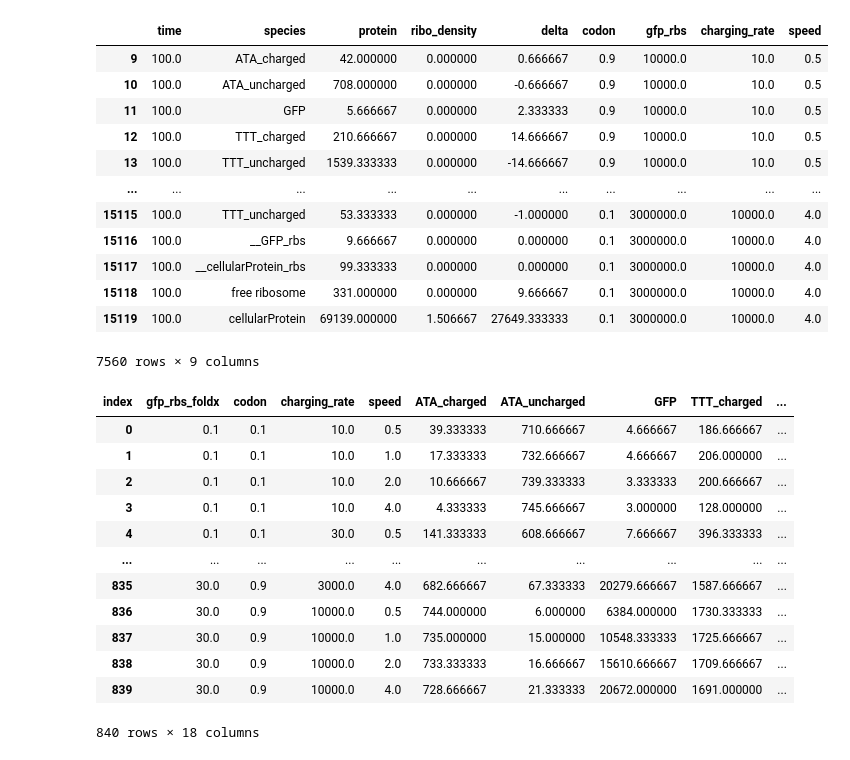
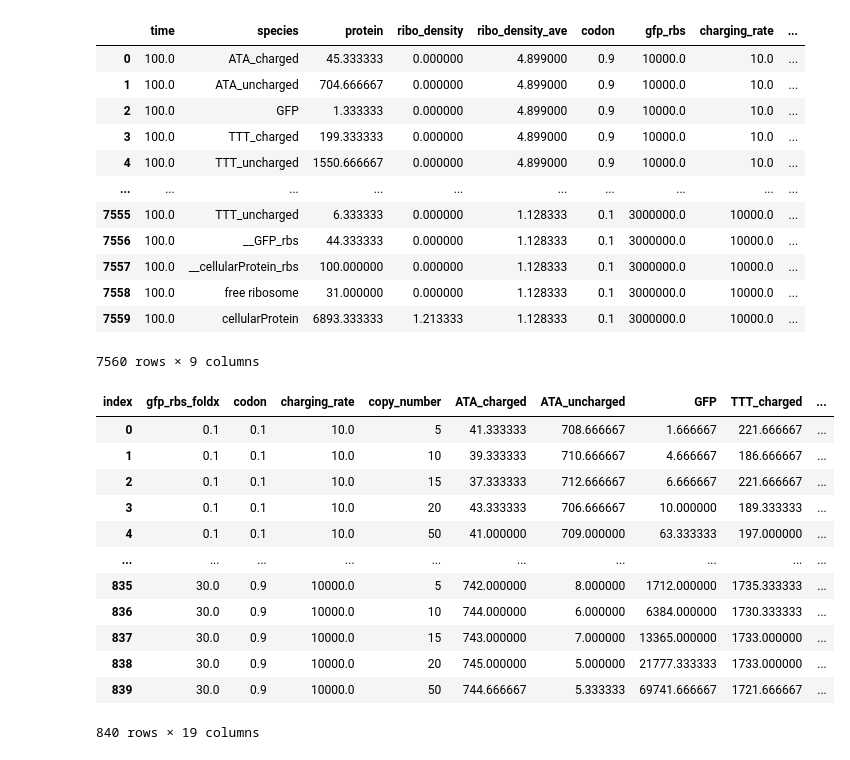
Before and after one commit to alexismhill3/tRNA-dynamics, a Jupyter notebook: notebooks/gfp_experiment_transgene_ratio.ipynb, the cells around one changed output. Cells and saved outputs as stored; diff of their text form; code cells hidden in the pictures.

```diff
--- a/notebooks/gfp_experiment_transgene_ratio.ipynb
+++ b/notebooks/gfp_experiment_transgene_ratio.ipynb
@@ -115,18 +115,19 @@ with open(f"../scripts/cmd_files/{date}", "w") as stream:
                         stream.write(cmd)
                         stream.write("\n")
 # %%
-gfp_mrna_compositions = [(0.9, 0.1), (0.7, 0.3), (0.5, 0.5), (0.3, 0.7), (0.1, 0.9)]
+#gfp_mrna_compositions = [(0.9, 0.1), (0.7, 0.3), (0.5, 0.5), (0.3, 0.7), (0.1, 0.9)]
+gfp_mrna_compositions = [(0.9, 0.1), (0.7, 0.3), (0.5, 0.5), (0.1, 0.9)]
 df_master = None
 
-for speed in ribosome_speeds:
+for copy_num in gfp_transcript_copy_numbers:
     df_speed = None
     for charging_rate in trna_charging_rates:
         df_charge = None
         for binding_rate in ribosome_binding_rates:
             df_binding = None
             for codons in gfp_mrna_compositions:
-                path = f"../output/{date}-{speed}/two_codon_multi_transcript_0.7_0.3_{codons[0]}_{codons[1]}_0.7_0.3" + \
-                       f"_{cellular_transcript_copy_number}_{gfp_transcript_copy_number}_{ribosome_copy_number}_{total_trna}" + \
+                path = f"../output/{date}/two_codon_multi_transcript_0.7_0.3_{codons[0]}_{codons[1]}_0.7_0.3" + \
+                       f"_{cellular_transcript_copy_number}_{copy_num}_{ribosome_copy_number}_{total_trna}" + \
                        f"_{ecol_rbs_rate}_{binding_rate}_{charging_rate}_{charging_rate}"
                 tmp = get_average_protein(path, 0.5, 100, 3)
                 tmp["codon"] = float(codons[0])
@@ -145,7 +146,7 @@ for speed in ribosome_speeds:
             df_speed = df_speed.append(df_charge, ignore_index=True)
         else:
             df_speed = df_charge
-    df_speed["speed"] = speed
+    df_speed["copy_number"] = copy_num
     if df_master is not None:
         df_master = df_master.append(df_speed, ignore_index=True)
     else:
@@ -157,49 +158,50 @@ df_master["codon"] = df_master["codon"].div(1).round(1)
 # %%
 df_master
 # %% [output]
-|  | time | species | protein | ribo_density | delta | codon | gfp_rbs | charging_rate | speed |
-| 9 | 100.0 | ATA_charged | 42.000000 | 0.000000 | 0.666667 | 0.9 | 10000.0 | 10.0 | 0.5 |
-| 10 | 100.0 | ATA_uncharged | 708.000000 | 0.000000 | -0.666667 | 0.9 | 10000.0 | 10.0 | 0.5 |
-| 11 | 100.0 | GFP | 5.666667 | 0.000000 | 2.333333 | 0.9 | 10000.0 | 10.0 | 0.5 |
-| 12 | 100.0 | TTT_charged | 210.666667 | 0.000000 | 14.666667 | 0.9 | 10000.0 | 10.0 | 0.5 |
-| 13 | 100.0 | TTT_uncharged | 1539.333333 | 0.000000 | -14.666667 | 0.9 | 10000.0 | 10.0 | 0.5 |
+|  | time | species | protein | ribo_density | ribo_density_ave | codon | gfp_rbs | charging_rate | ... |
+| 0 | 100.0 | ATA_charged | 45.333333 | 0.000000 | 4.899000 | 0.9 | 10000.0 | 10.0 | ... |
+| 1 | 100.0 | ATA_uncharged | 704.666667 | 0.000000 | 4.899000 | 0.9 | 10000.0 | 10.0 | ... |
+| 2 | 100.0 | GFP | 1.333333 | 0.000000 | 4.899000 | 0.9 | 10000.0 | 10.0 | ... |
+| 3 | 100.0 | TTT_charged | 199.333333 | 0.000000 | 4.899000 | 0.9 | 10000.0 | 10.0 | ... |
+| 4 | 100.0 | TTT_uncharged | 1550.666667 | 0.000000 | 4.899000 | 0.9 | 10000.0 | 10.0 | ... |
 | ... | ... | ... | ... | ... | ... | ... | ... | ... | ... |
-| 15115 | 100.0 | TTT_uncharged | 53.333333 | 0.000000 | -1.000000 | 0.1 | 3000000.0 | 10000.0 | 4.0 |
-| 15116 | 100.0 | __GFP_rbs | 9.666667 | 0.000000 | 0.000000 | 0.1 | 3000000.0 | 10000.0 | 4.0 |
-| 15117 | 100.0 | __cellularProtein_rbs | 99.333333 | 0.000000 | 0.000000 | 0.1 | 3000000.0 | 10000.0 | 4.0 |
-| 15118 | 100.0 | free ribosome | 331.000000 | 0.000000 | 9.666667 | 0.1 | 3000000.0 | 10000.0 | 4.0 |
-| 15119 | 100.0 | cellularProtein | 69139.000000 | 1.506667 | 27649.333333 | 0.1 | 3000000.0 | 10000.0 | 4.0 |
+| 7555 | 100.0 | TTT_uncharged | 6.333333 | 0.000000 | 1.128333 | 0.1 | 3000000.0 | 10000.0 | ... |
+| 7556 | 100.0 | __GFP_rbs | 44.333333 | 0.000000 | 1.128333 | 0.1 | 3000000.0 | 10000.0 | ... |
+| 7557 | 100.0 | __cellularProtein_rbs | 100.000000 | 0.000000 | 1.128333 | 0.1 | 3000000.0 | 10000.0 | ... |
+| 7558 | 100.0 | free ribosome | 31.000000 | 0.000000 | 1.128333 | 0.1 | 3000000.0 | 10000.0 | ... |
+| 7559 | 100.0 | cellularProtein | 6893.333333 | 1.213333 | 1.128333 | 0.1 | 3000000.0 | 10000.0 | ... |
 7560 rows × 9 columns
 # %%
 df_master["gfp_rbs_foldx"] = df_master["gfp_rbs"] / ecol_rbs_rate
 #df = df[(df.species == "cellularProtein") | (df.species == "GFP")]
-df = df_master.pivot_table(index=['gfp_rbs_foldx', 'codon', 'charging_rate', "speed"], columns='species', values='protein').reset_index()
+df = df_master.pivot_table(index=['gfp_rbs_foldx', 'codon', 'charging_rate', "copy_number"], columns='species', values='protein').reset_index()
 
 df["TTT_charged_perc"] = df["TTT_charged"] / (total_trna*0.7)
 df["ATA_charged_perc"] = df["ATA_charged"] / (total_trna*0.3)
 df["free_ribosome_perc"] = df["free ribosome"] / ribosome_copy_number
 
-df['cellularProtein_max'] = df.groupby(['codon', 'charging_rate', "speed"])['cellularProtein'].transform('max')
+df['cellularProtein_max'] = df.groupby(['codon', 'charging_rate', "copy_number"])['cellularProtein'].transform('max')
 df['cellularProtein_norm'] = df['cellularProtein']/df["cellularProtein_max"]
+df['GFP_fraction_total'] = df['GFP'] / (df['cellularProtein'] + df['GFP'])
 
 #df['ATA_charged_max'] = df.groupby(['codon', 'charging_rate', "speed"])['ATA_charged'].transform('max')
 #df['ATA_charged_norm'] = df['ATA_charged']/df["ATA_charged_max"]
 #df['TTT_charged_max'] = df.groupby(['codon', 'charging_rate', "speed"])['TTT_charged'].transform('max')
 #df['TTT_charged_norm'] = df['TTT_charged']/df["TTT_charged_max"]
 
 df = df.rename_axis("index", axis=1).reset_index(drop=True)
 df
 # %% [output]
-| index | gfp_rbs_foldx | codon | charging_rate | speed | ATA_charged | ATA_uncharged | GFP | TTT_charged | ... |
-| 0 | 0.1 | 0.1 | 10.0 | 0.5 | 39.333333 | 710.666667 | 4.666667 | 186.666667 | ... |
-| 1 | 0.1 | 0.1 | 10.0 | 1.0 | 17.333333 | 732.666667 | 4.666667 | 206.000000 | ... |
-| 2 | 0.1 | 0.1 | 10.0 | 2.0 | 10.666667 | 739.333333 | 3.333333 | 200.666667 | ... |
-| 3 | 0.1 | 0.1 | 10.0 | 4.0 | 4.333333 | 745.666667 | 3.000000 | 128.000000 | ... |
-| 4 | 0.1 | 0.1 | 30.0 | 0.5 | 141.333333 | 608.666667 | 7.666667 | 396.333333 | ... |
+| index | gfp_rbs_foldx | codon | charging_rate | copy_number | ATA_charged | ATA_uncharged | GFP | TTT_charged | ... |
+| 0 | 0.1 | 0.1 | 10.0 | 5 | 41.333333 | 708.666667 | 1.666667 | 221.666667 | ... |
+| 1 | 0.1 | 0.1 | 10.0 | 10 | 39.333333 | 710.666667 | 4.666667 | 186.666667 | ... |
+| 2 | 0.1 | 0.1 | 10.0 | 15 | 37.333333 | 712.666667 | 6.666667 | 221.666667 | ... |
+| 3 | 0.1 | 0.1 | 10.0 | 20 | 43.333333 | 706.666667 | 10.000000 | 189.333333 | ... |
+| 4 | 0.1 | 0.1 | 10.0 | 50 | 41.000000 | 709.000000 | 63.333333 | 197.000000 | ... |
 | ... | ... | ... | ... | ... | ... | ... | ... | ... | ... |
-| 835 | 30.0 | 0.9 | 3000.0 | 4.0 | 682.666667 | 67.333333 | 20279.666667 | 1587.666667 | ... |
-| 836 | 30.0 | 0.9 | 10000.0 | 0.5 | 744.000000 | 6.000000 | 6384.000000 | 1730.333333 | ... |
-| 837 | 30.0 | 0.9 | 10000.0 | 1.0 | 735.000000 | 15.000000 | 10548.333333 | 1725.666667 | ... |
-| 838 | 30.0 | 0.9 | 10000.0 | 2.0 | 733.333333 | 16.666667 | 15610.666667 | 1709.666667 | ... |
-| 839 | 30.0 | 0.9 | 10000.0 | 4.0 | 728.666667 | 21.333333 | 20672.000000 | 1691.000000 | ... |
+| 835 | 30.0 | 0.9 | 10000.0 | 5 | 742.000000 | 8.000000 | 1712.000000 | 1735.333333 | ... |
+| 836 | 30.0 | 0.9 | 10000.0 | 10 | 744.000000 | 6.000000 | 6384.000000 | 1730.333333 | ... |
+| 837 | 30.0 | 0.9 | 10000.0 | 15 | 743.000000 | 7.000000 | 13365.000000 | 1733.000000 | ... |
+| 838 | 30.0 | 0.9 | 10000.0 | 20 | 745.000000 | 5.000000 | 21777.333333 | 1733.000000 | ... |
+| 839 | 30.0 | 0.9 | 10000.0 | 50 | 744.666667 | 5.333333 | 69741.666667 | 1721.666667 | ... |
-840 rows × 18 columns
+840 rows × 19 columns
```
Also changed, not shown: parts of 24 cells of this notebook, 38 other files.
